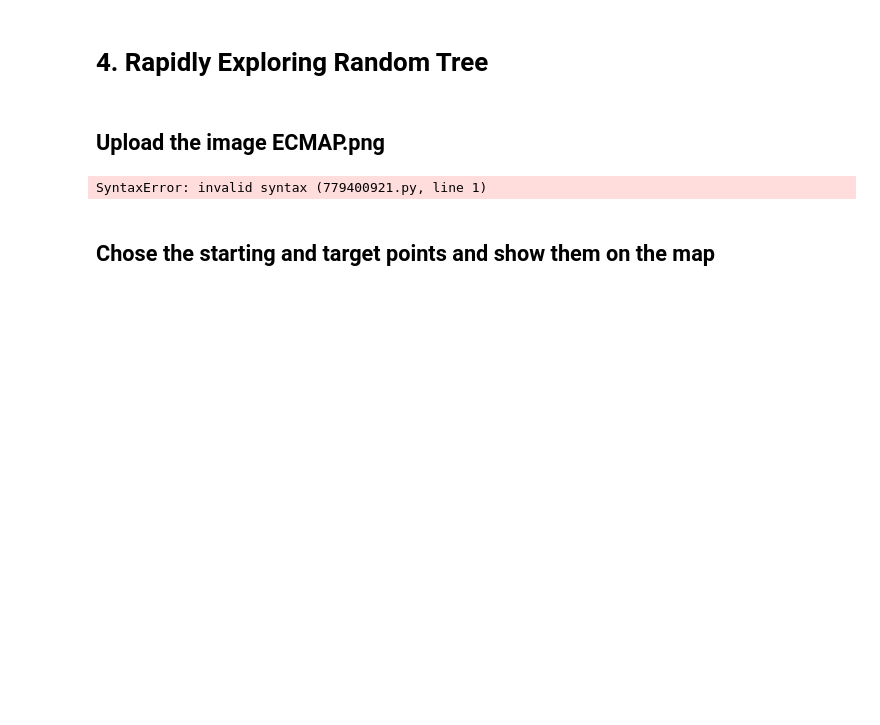
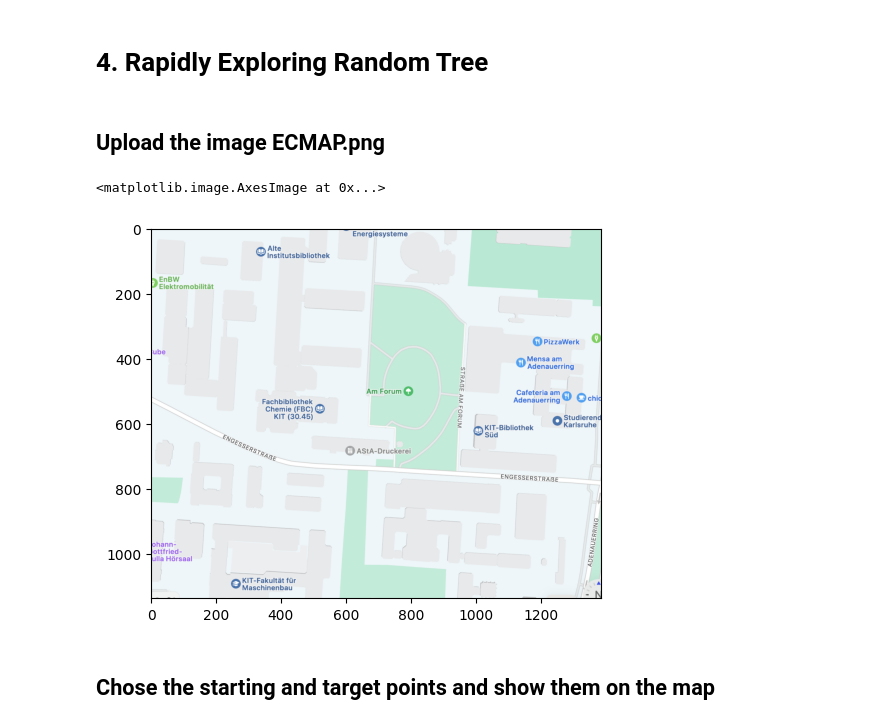
Before and after one commit to joeFPV99/MIPGN, a Jupyter notebook: PythonBasicsNotebookPt1/Path planning/3.1_RRT_todo.ipynb, the cells around one changed output. Cells and saved outputs as stored; diff of their text form; code cells hidden in the pictures; blank space fills up the shorter version.

```diff
--- a/PythonBasicsNotebookPt1/Path planning/3.1_RRT_todo.ipynb
+++ b/PythonBasicsNotebookPt1/Path planning/3.1_RRT_todo.ipynb
@@ -9,10 +9,11 @@ from random import randint
 # %% [markdown]
 ## Upload the image ECMAP.png
 # %%
-cdata = #TODO use cv2 to import the image 'KIT_map.png'
+cdata = cv2.imread('KIT_map.png') #use cv2 to import the image 'KIT_map.png'
 plt.imshow(cdata, cmap='gray')
 # %% [output]
-SyntaxError: invalid syntax (779400921.py, line 1)
+<matplotlib.image.AxesImage at 0x...>
+[figure, added]
 # %% [markdown]
 ## Chose the starting and target points and show them on the map
 # %%
```
Also changed, not shown: parts of 4 cells of this notebook, 4 other files.
